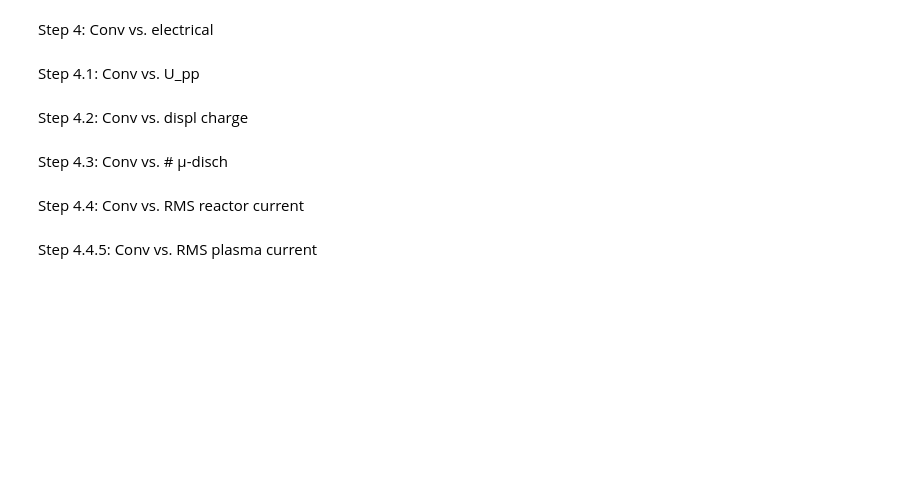
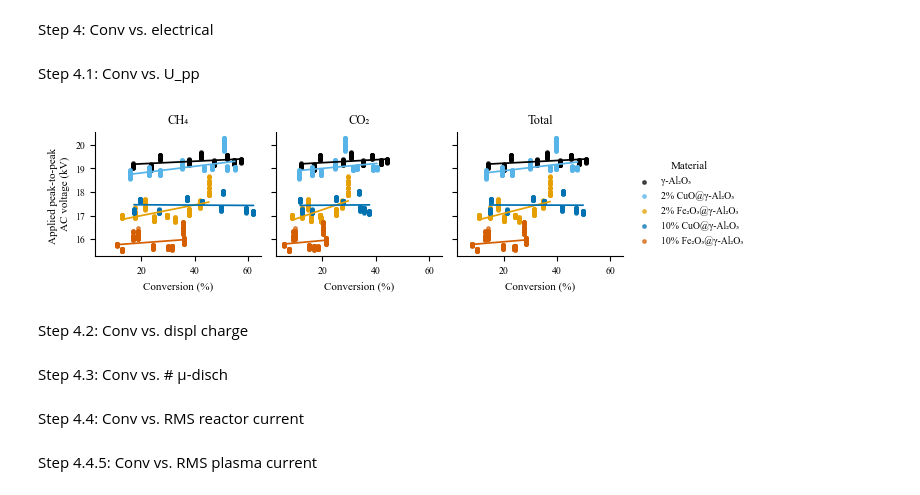
Before and after one commit to sbossier/ladca_incat_envecon_paper, a Jupyter notebook: ipynb/visualisation_electrical_vs_chemical.ipynb, the cells around one changed output. Cells and saved outputs as stored; diff of their text form; code cells hidden in the pictures; blank space fills up the shorter version.

Commit message:
file name change/electrical viz expansion

```diff
--- a/ipynb/visualisation_electrical_vs_chemical.ipynb
+++ b/ipynb/visualisation_electrical_vs_chemical.ipynb
@@ -100,7 +100,7 @@ Step 2: Preprocess the data
 # is between 10 and 70 (inclusive)
 df_reaction = df_reaction[
     (df_reaction['res_time_sec'] >= 10) &
-    (df_reaction['res_time_sec'] <= 70)
+    (df_reaction['res_time_sec'] <= 80)
 ].reset_index(drop=True)
 
 # Substitue the values in the column 'material' with custom values
@@ -128,7 +128,7 @@ df_reaction.rename(
 # subset the data
 df_electrical = df_electrical[
     (df_electrical['residence_time_s'] >= 10) &
-    (df_electrical['residence_time_s'] <= 70) &
+    (df_electrical['residence_time_s'] <= 80) &
     (df_electrical['plasma_state'] == 'plasma')
 ].reset_index(drop=True)
 
@@ -230,30 +248,32 @@ df_conv = df_combined[
 # %%
 g = sns.lmplot(
     x='conv',
     y='U_pp_kV',
     hue='material_name',
     hue_order=material_order,
     col='compound',
     data=df_conv,
     col_wrap=3,
     palette=cb_colors,
     height=5/2.54,
     aspect=1,
     scatter_kws={'s': 6, 'alpha': alpha},
     line_kws={'lw': 1.25},
     ci=None
 )
 
 g.legend.set_title("Material", prop={'size': 8})
 g.set_titles(col_template="{col_name}", size=9)
 g.set_xlabels("Conversion (%)", size=8)
 g.set_ylabels("Applied peak-to-peak \n AC voltage (kV)", size=8)
 
 plt.savefig(
-    r"C:\Users\sbossier\Dropbox\Apps\Overleaf\ladca_incat_envecon_paper_elsevier\figs\sander_U_pp_vs_conv_per_comp.pdf",
+    r"C:\Users\sande\Dropbox\Apps\Overleaf\ladca_incat_envecon_paper_elsevier\figs\sander_U_pp_vs_conv_per_comp.pdf",
     bbox_inches='tight'
 )
 plt.show()
+# %% [output]
+[figure, added]
 # %%
 # Create a FacetGrid for scatter plots
 g = sns.FacetGrid(
```
Also changed, not shown: parts of 1 cell of this notebook, 3 other files.
